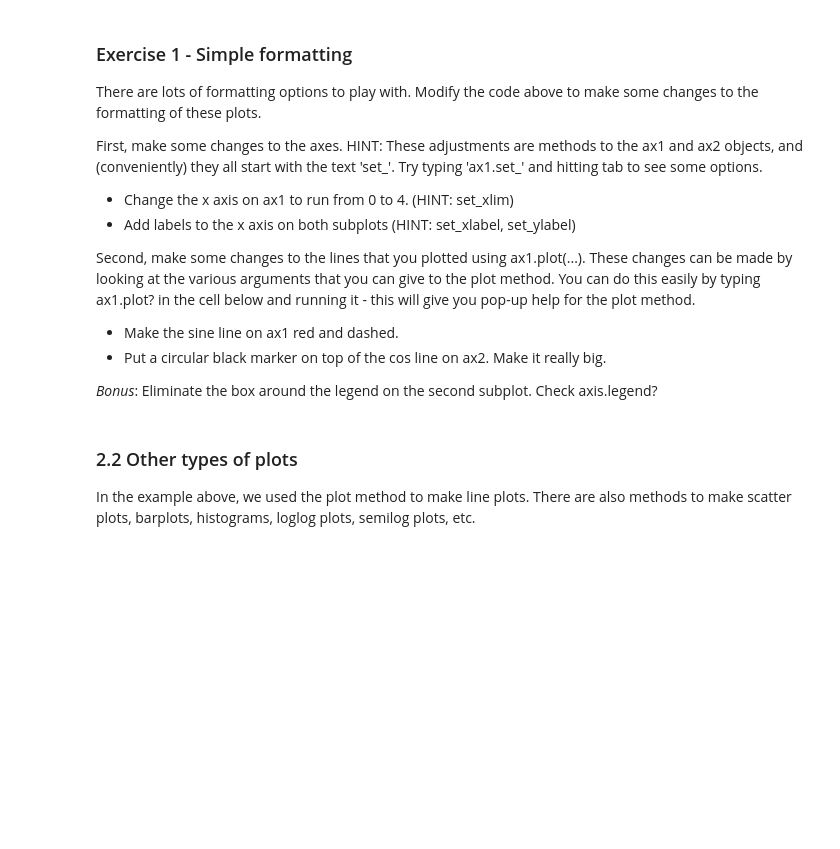
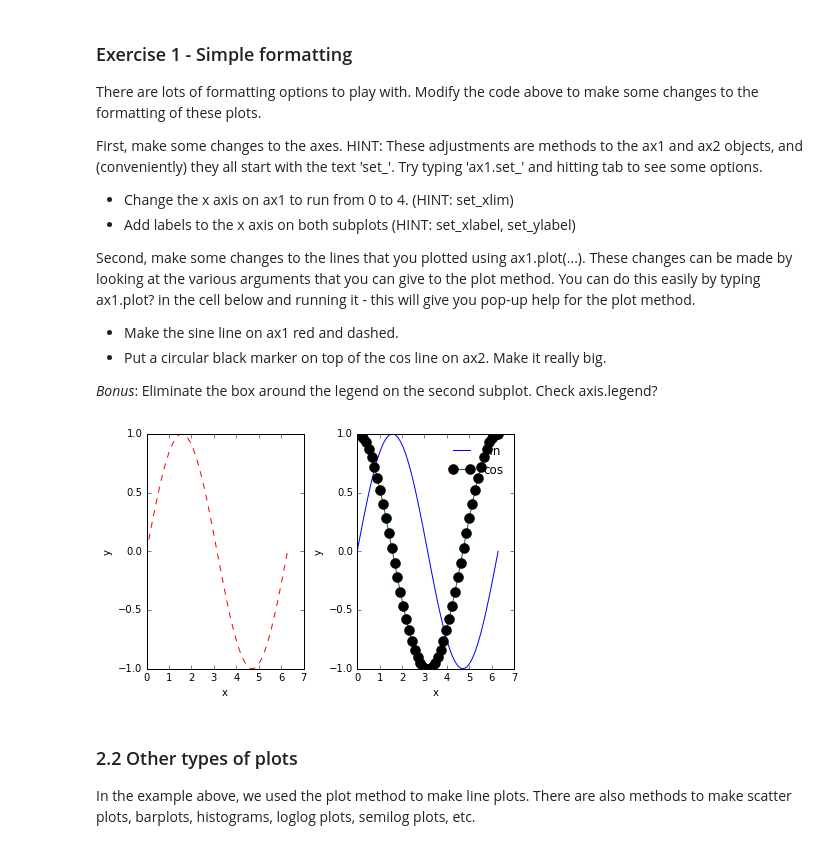
Before and after one commit to JaneliaSciComp/jrc_intro_programming, a Jupyter notebook: lessons/thw-matplotlib/matplotlibSOLUTIONS.ipynb, the cells around one changed output. Drawn from its saved outputs; the diff is of its cells as text; code cells hidden in the pictures; blank space fills up the shorter version.

```diff
--- a/lessons/thw-matplotlib/matplotlibSOLUTIONS.ipynb
+++ b/lessons/thw-matplotlib/matplotlibSOLUTIONS.ipynb
@@ -109,24 +113,29 @@ _Bonus_: Eliminate the box around the legend on the second subplot. Check axis.l
 # %%
 # Make some data to plot
 x = np.linspace(0, 2*np.pi)
 y1 = np.sin(x)
 y2 = np.cos(x)
 
 # First, create an empty figure with 2 subplots
 # - The arguments (1, 2) indicate 1 row and 2 cols
 # - The function plt.subplots returns an object for the figure and for each axes
 # - There are multiple ways to accomplish this same goal, but this is probably the
 #   simplest - notice that each subplot is associated with one of the axes objects.
 fig, (ax1, ax2) = plt.subplots(1, 2)
-
+for ax in (ax1, ax2):
+    ax.set_xlabel('x')
+    ax.set_ylabel('y')
 # Next, put one line on the first axis and both lines on the second axis
 # - On the second axes, add a legend to distinguish the two lines
 ax1.plot(x, y1, 'r--')
-s = ax2.plot(x, y1)
-c = ax2.plot(x, y2, 'g-', marker='o', markerfacecolor='k', markersize=10)
-ax2.legend(['sin', 'cos'], loc=0, frameon=False)
+ax2.plot(x, y1)
+ax2.plot(x, y2, 'g-', marker='o', markerfacecolor='k', markersize=10)
+ax2.legend(['sin', 'cos'], frameon=False)
 # Finally, save the figure as a png file
 fig.savefig('example.png', format='png')
+plt.tight_layout()
+# %% [output]
+[figure, added]
 # %% [markdown]
 ### 2.2 Other types of plots
 
```
Also changed, not shown: parts of 2 cells of this notebook, 2 other files.
